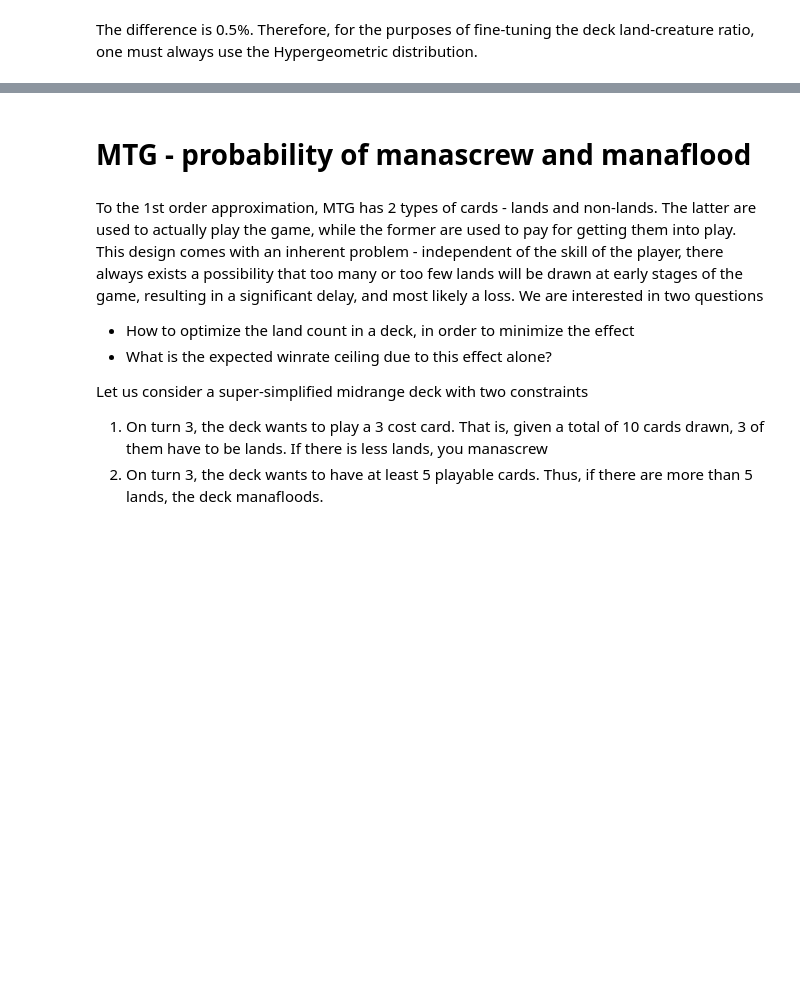
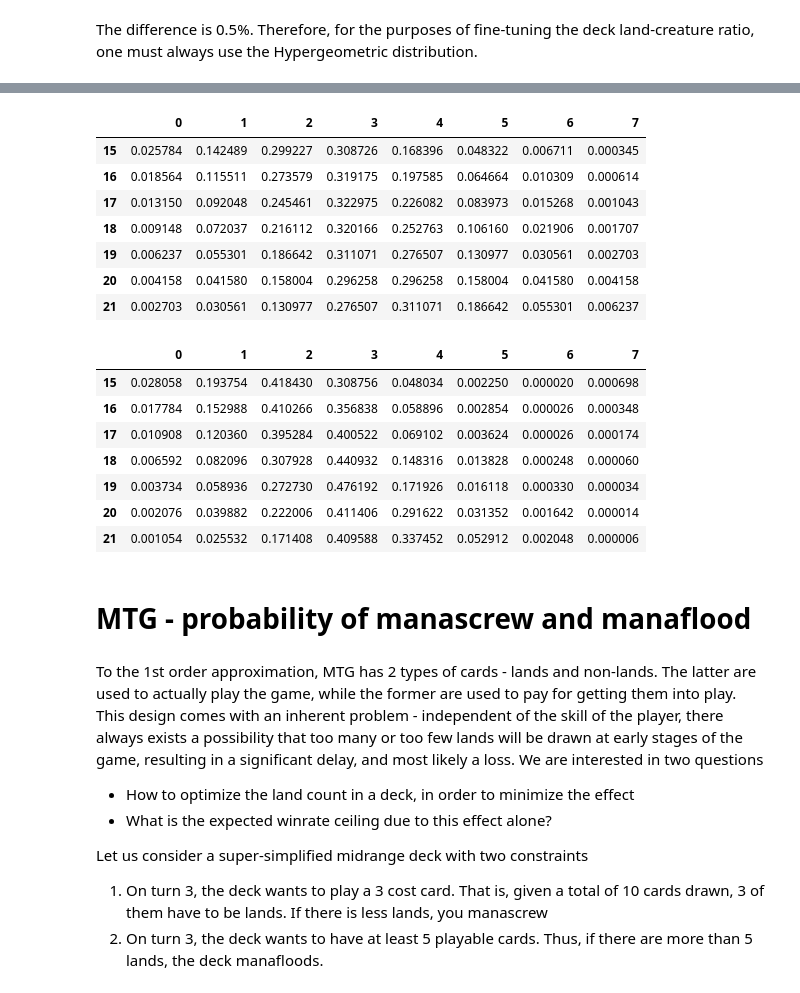
Before and after one commit to aleksejs-fomins/snippets-data-analysis, a Jupyter notebook: python/Statistics_InfoTheory/TCG/Statistics_MTG.ipynb, the cells around one changed output, grey strips where cells are left out. Cells and saved outputs as stored; diff of their text form; code cells hidden in the pictures; blank space fills up the shorter version.

```diff
--- a/python/Statistics_InfoTheory/TCG/Statistics_MTG.ipynb
+++ b/python/Statistics_InfoTheory/TCG/Statistics_MTG.ipynb
@@ -56,3 +140,26 @@ The difference is 0.5%. Therefore, for the purposes of fine-tuning the deck land
+# %%
+import pandas as pd
+from IPython.display import display, HTML
+
+display(pd.DataFrame(distrPaper[15:22], index = list(range(15, 22))))
+display(pd.DataFrame(distrArena[15:22], index = list(range(15, 22))))
+# %% [output]
+|  | 0 | 1 | 2 | 3 | 4 | 5 | 6 | 7 |
+| 15 | 0.025784 | 0.142489 | 0.299227 | 0.308726 | 0.168396 | 0.048322 | 0.006711 | 0.000345 |
+| 16 | 0.018564 | 0.115511 | 0.273579 | 0.319175 | 0.197585 | 0.064664 | 0.010309 | 0.000614 |
+| 17 | 0.013150 | 0.092048 | 0.245461 | 0.322975 | 0.226082 | 0.083973 | 0.015268 | 0.001043 |
+| 18 | 0.009148 | 0.072037 | 0.216112 | 0.320166 | 0.252763 | 0.106160 | 0.021906 | 0.001707 |
+| 19 | 0.006237 | 0.055301 | 0.186642 | 0.311071 | 0.276507 | 0.130977 | 0.030561 | 0.002703 |
+| 20 | 0.004158 | 0.041580 | 0.158004 | 0.296258 | 0.296258 | 0.158004 | 0.041580 | 0.004158 |
+| 21 | 0.002703 | 0.030561 | 0.130977 | 0.276507 | 0.311071 | 0.186642 | 0.055301 | 0.006237 |
+|  | 0 | 1 | 2 | 3 | 4 | 5 | 6 | 7 |
+| 15 | 0.028058 | 0.193754 | 0.418430 | 0.308756 | 0.048034 | 0.002250 | 0.000020 | 0.000698 |
+| 16 | 0.017784 | 0.152988 | 0.410266 | 0.356838 | 0.058896 | 0.002854 | 0.000026 | 0.000348 |
+| 17 | 0.010908 | 0.120360 | 0.395284 | 0.400522 | 0.069102 | 0.003624 | 0.000026 | 0.000174 |
+| 18 | 0.006592 | 0.082096 | 0.307928 | 0.440932 | 0.148316 | 0.013828 | 0.000248 | 0.000060 |
+| 19 | 0.003734 | 0.058936 | 0.272730 | 0.476192 | 0.171926 | 0.016118 | 0.000330 | 0.000034 |
+| 20 | 0.002076 | 0.039882 | 0.222006 | 0.411406 | 0.291622 | 0.031352 | 0.001642 | 0.000014 |
+| 21 | 0.001054 | 0.025532 | 0.171408 | 0.409588 | 0.337452 | 0.052912 | 0.002048 | 0.000006 |
 # %% [markdown]
 # MTG - probability of manascrew and manaflood
 # %% [markdown]
```
Also changed, not shown: parts of 7 cells of this notebook, 9 other files.
